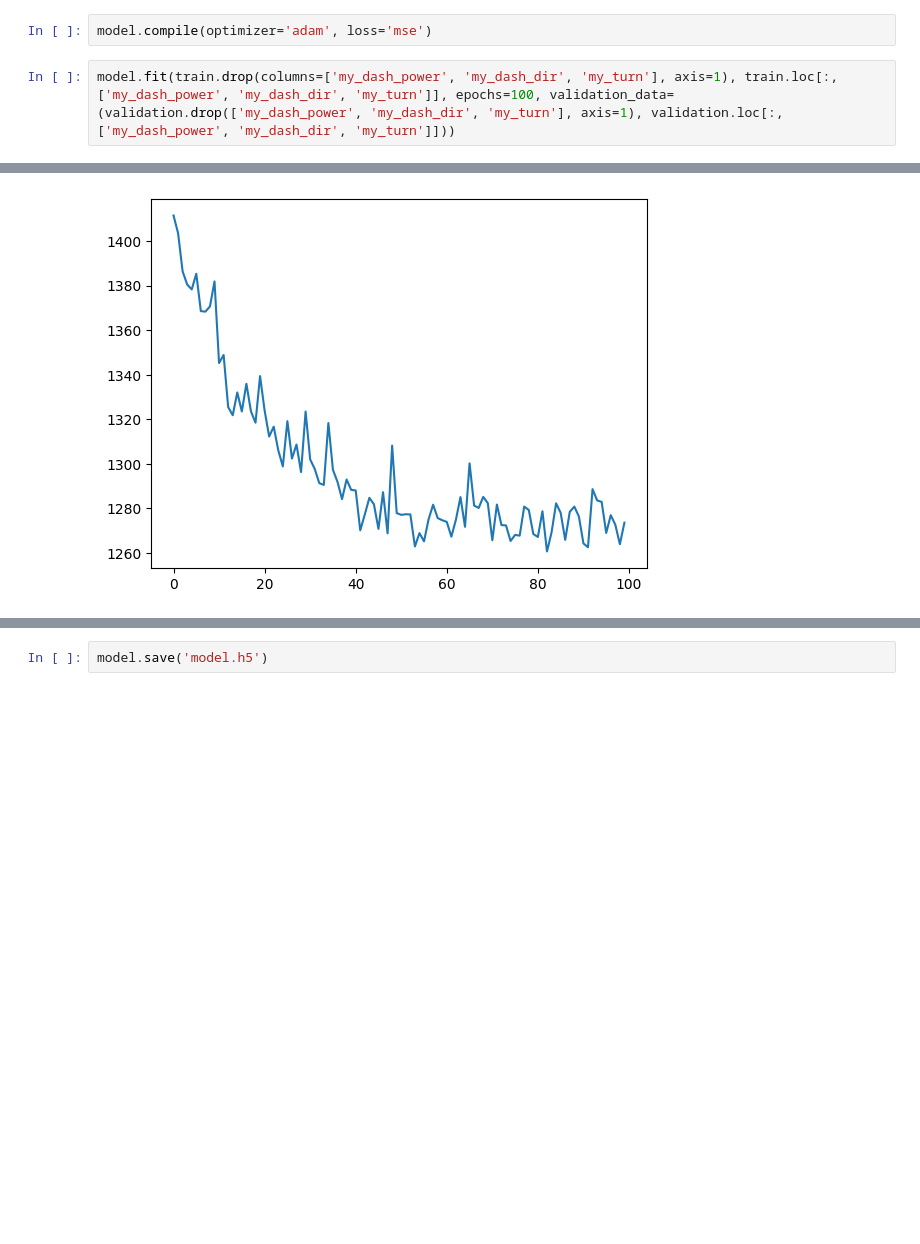
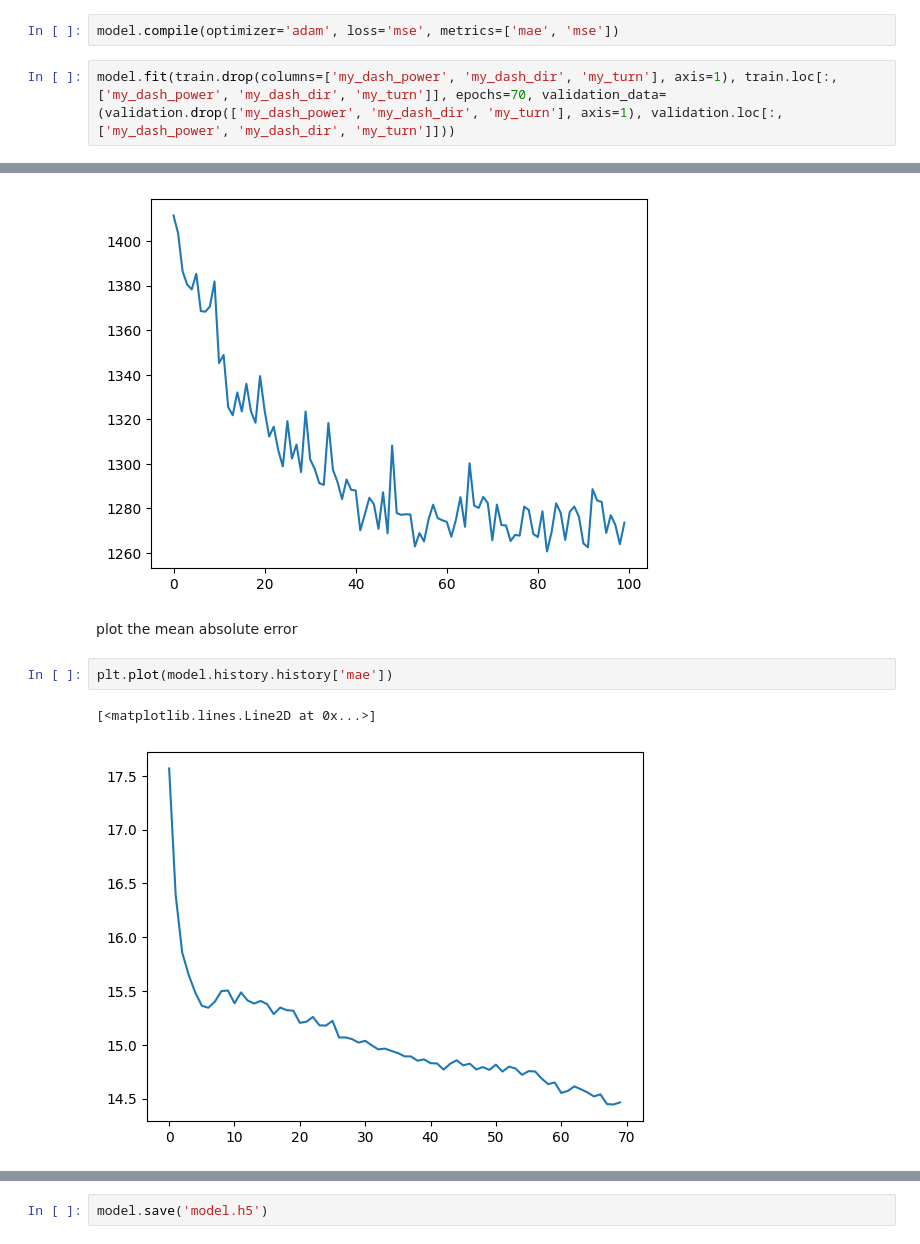
Before and after one commit to hzonuz/goalie-behavioral-cloning, a Jupyter notebook: behavioral-cloning.ipynb, the cells around one changed output, grey strips where cells are left out. Drawn from its saved outputs; the diff is of its cells as text; blank space fills up the shorter version.

Commit message:
feat: update model in nn-256-128-256-02-128-64-02-32-32-3

```diff
--- a/behavioral-cloning.ipynb
+++ b/behavioral-cloning.ipynb
@@ -67,7 +67,7 @@ model = tf.keras.models.Sequential([
     tf.keras.layers.Dense(3, activation='linear')
 ])
 # %%
-model.compile(optimizer='adam', loss='mse')
+model.compile(optimizer='adam', loss='mse', metrics=['mae', 'mse'])
 # %%
-model.fit(train.drop(columns=['my_dash_power', 'my_dash_dir', 'my_turn'], axis=1), train.loc[:,['my_dash_power', 'my_dash_dir', 'my_turn']], epochs=100, validation_data=(validation.drop(['my_dash_power', 'my_dash_dir', 'my_turn'], axis=1), validation.loc[:,['my_dash_power', 'my_dash_dir', 'my_turn']]))
+model.fit(train.drop(columns=['my_dash_power', 'my_dash_dir', 'my_turn'], axis=1), train.loc[:,['my_dash_power', 'my_dash_dir', 'my_turn']], epochs=70, validation_data=(validation.drop(['my_dash_power', 'my_dash_dir', 'my_turn'], axis=1), validation.loc[:,['my_dash_power', 'my_dash_dir', 'my_turn']]))
 # %% [output]
@@ -103,3 +103,10 @@ plt.plot(model.history.history['val_loss'])
 # %% [output]
 [<matplotlib.lines.Line2D at 0x...>]
 [figure]
+# %% [markdown]
+plot the mean absolute error
+# %%
+plt.plot(model.history.history['mae'])
+# %% [output]
+[<matplotlib.lines.Line2D at 0x...>]
+[figure, added]
```
Also changed, not shown: parts of 6 cells of this notebook, 1 other file.
